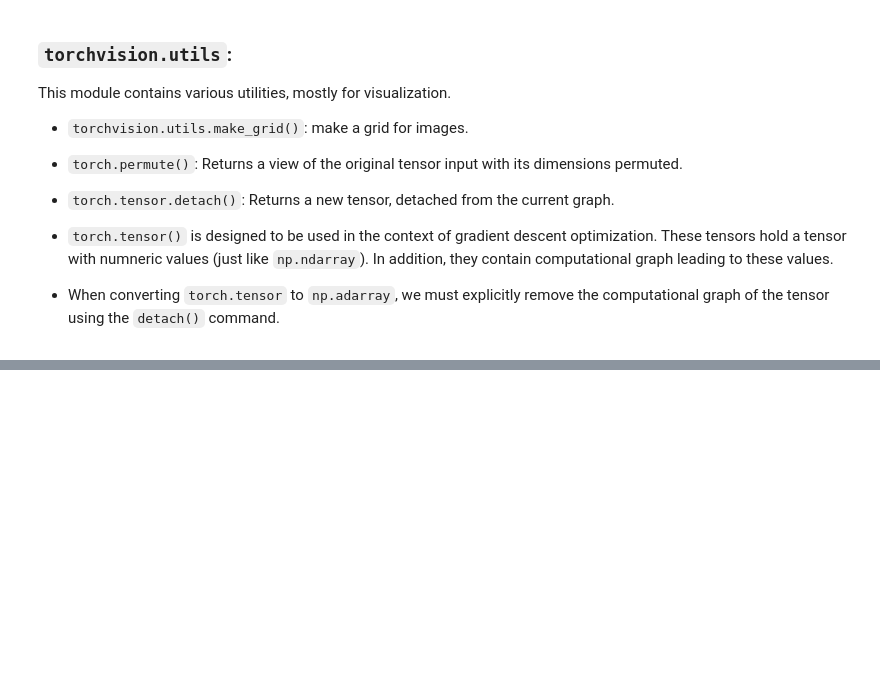
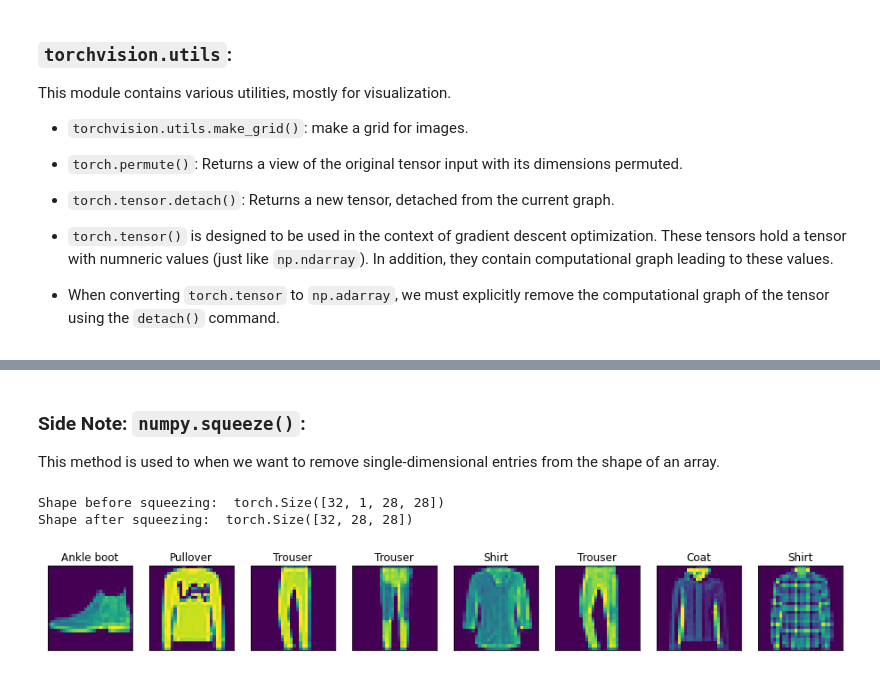
Before and after one commit to DavoodSZ1993/Dive-into-Deep-Learning-Notes-, a Jupyter notebook: pytorch_basics.ipynb, the cells around one changed output, grey strips where cells are left out. Saved outputs shown, nothing was run; the diff lists cells and outputs as text; code cells hidden in the pictures; blank space fills up the shorter version.

```diff
--- a/pytorch_basics.ipynb
+++ b/pytorch_basics.ipynb
@@ -100,0 +101,28 @@ images.shape:  torch.Size([32, 1, 28, 28])
+# %% [markdown]
+### Side Note: `numpy.squeeze()`:
+This method is used to when we want to remove single-dimensional entries from the shape of an array.
+# %%
+images, labels = next(iter(val_batch))
+print('Shape before squeezing: ',images.shape)
+
+images = images.squeeze(1)
+print('Shape after squeezing: ',images.shape)
+
+names = []
+for label in labels:
+  names.append(val_data.classes[label])
+
+figsize = (16, 8)
+_,axes = plt.subplots(nrows=1, ncols=8, figsize=figsize)
+axes = axes.flatten()
+for i, (ax, img, name) in enumerate(zip(axes, images, names)):
+  img = img.detach().numpy()
+  ax.imshow(img)
+
+  ax.axes.get_xaxis().set_visible(False)
+  ax.axes.get_yaxis().set_visible(False)
+  ax.set_title(name)
+# %% [output]
+Shape before squeezing:  torch.Size([32, 1, 28, 28])
+Shape after squeezing:  torch.Size([32, 28, 28])
+[figure, added]
```
Also changed, not shown: parts of 2 cells of this notebook.
